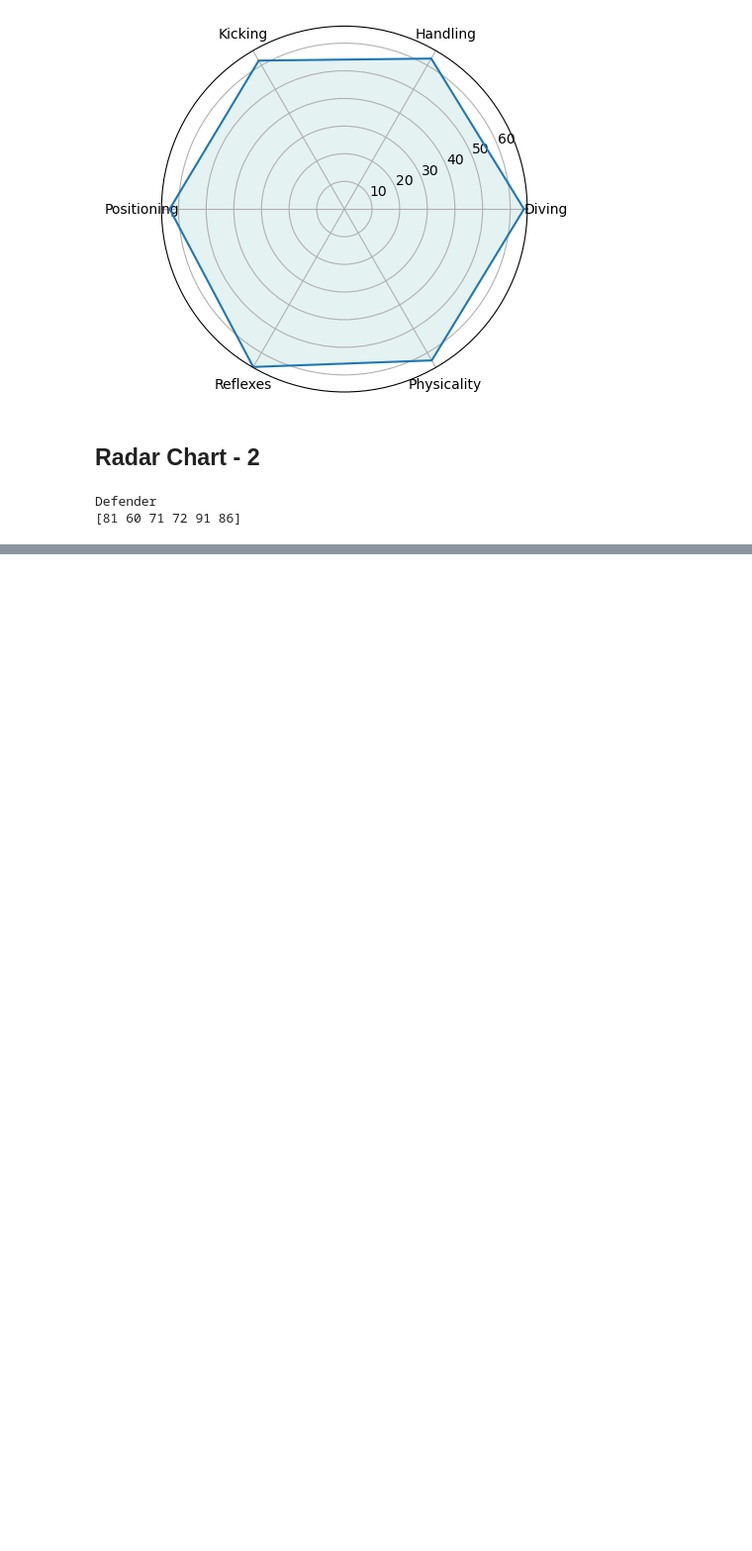
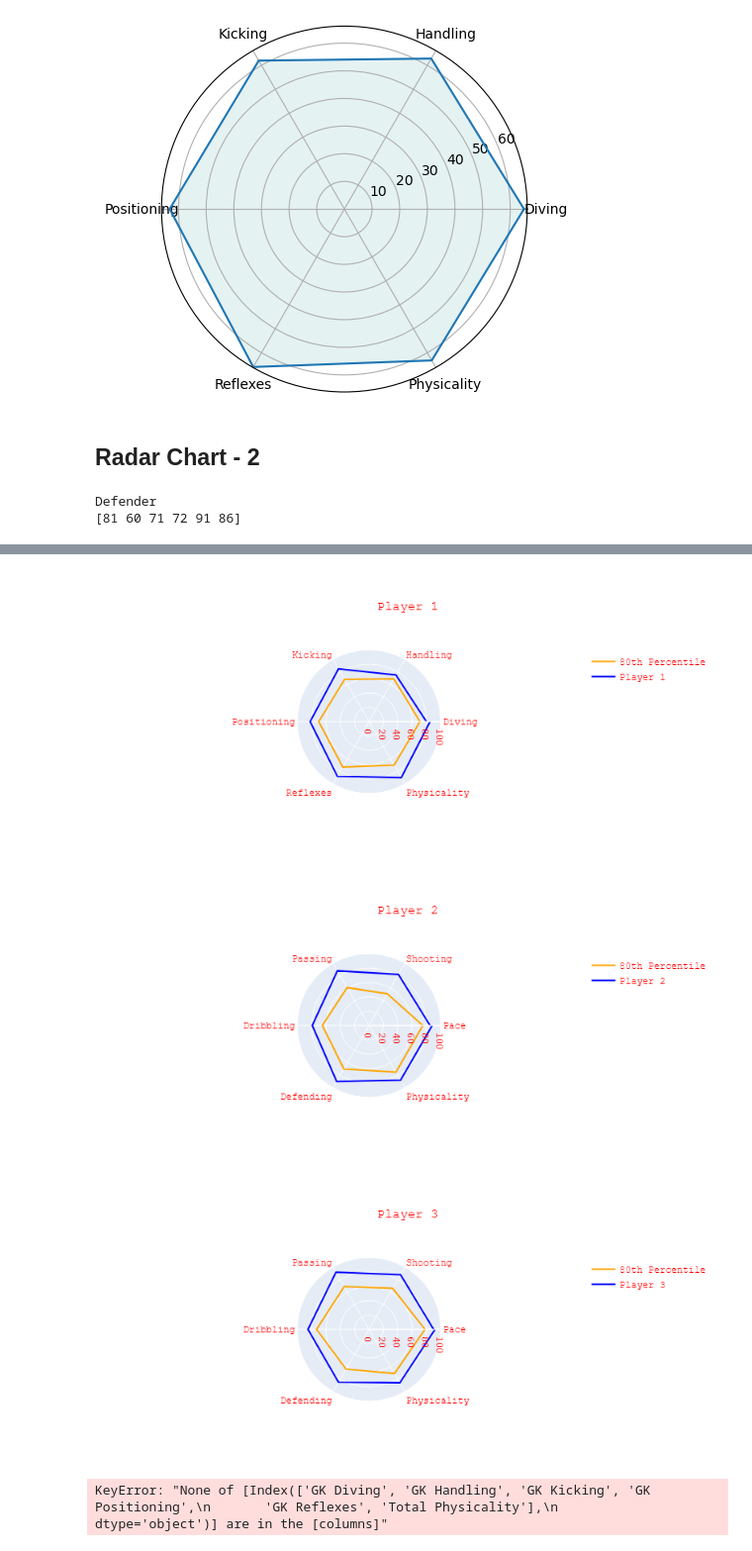
Before and after one commit to SamridhVikhasS/Football-Player-Position-Predictor, a Jupyter notebook: 2 - EDA & Metrics.ipynb, the cells around one changed output, grey strips where cells are left out. Shown at 99% size. Saved outputs shown, nothing was run; the diff lists cells and outputs as text; code cells hidden in the pictures; blank space fills up the shorter version.

```diff
--- a/2 - EDA & Metrics.ipynb
+++ b/2 - EDA & Metrics.ipynb
@@ -189,0 +377,24 @@ plot_comparison_radar(pos,val)
+# %%
+player_data = pd.DataFrame({
+'Name': ['Player 1', 'Player 2', 'Player 3'],
+    'Position': ['Goalkeeper', 'Defender', 'Midfielder'],
+     'PaceTotal': [80, 85, 90],
+     'ShootingTotal': [75, 82, 88],
+     'PassingTotal': [85, 88, 92],
+    'DribblingTotal': [82, 79, 85],
+     'DefendingTotal': [88, 90, 85],
+     'PhysicalityTotal': [90, 88, 86],
+     'GKDiving': [85, 88, 92],
+     'GKHandling': [90, 92, 88],
+     'GKKicking': [82, 85, 90],
+     'GKPositioning': [88, 86, 90],
+     'GKReflexes': [85, 88, 92]
+ })
+
+radar_plots = plot_comparison_radar(player_data)
+for plot in radar_plots:
+    plot.show()
+# %% [output]
+[figure, added]
+[figure, added]
+[figure, added]
@@ -189,0 +481,22 @@ plot_comparison_radar(pos,val)
+# %%
+player_data = pd.DataFrame({
+'Name': ['Player 1', 'Player 2', 'Player 3'],
+    'Predicted Position': ['Goalkeeper', 'Defender', 'Midfielder'],
+     'PaceTotal': [80, 85, 90],
+     'ShootingTotal': [75, 82, 88],
+     'PassingTotal': [85, 88, 92],
+    'DribblingTotal': [82, 79, 85],
+     'DefendingTotal': [88, 90, 85],
+     'PhysicalityTotal': [90, 88, 86],
+     'GKDiving': [85, 88, 92],
+     'GKHandling': [90, 92, 88],
+     'GKKicking': [82, 85, 90],
+     'GKPositioning': [88, 86, 90],
+     'GKReflexes': [85, 88, 92]
+ })
+
+radar_plots = plot_comparison_radar_dataframe(player_data)
+for plot in radar_plots:
+    plot.show()
+# %% [output]
+KeyError: "None of [Index(['GK Diving', 'GK Handling', 'GK Kicking', 'GK Positioning',\n       'GK Reflexes', 'Total Physicality'],\n      dtype='object')] are in the [columns]"
```
Also changed, not shown: parts of 6 cells of this notebook, 5 other files.
